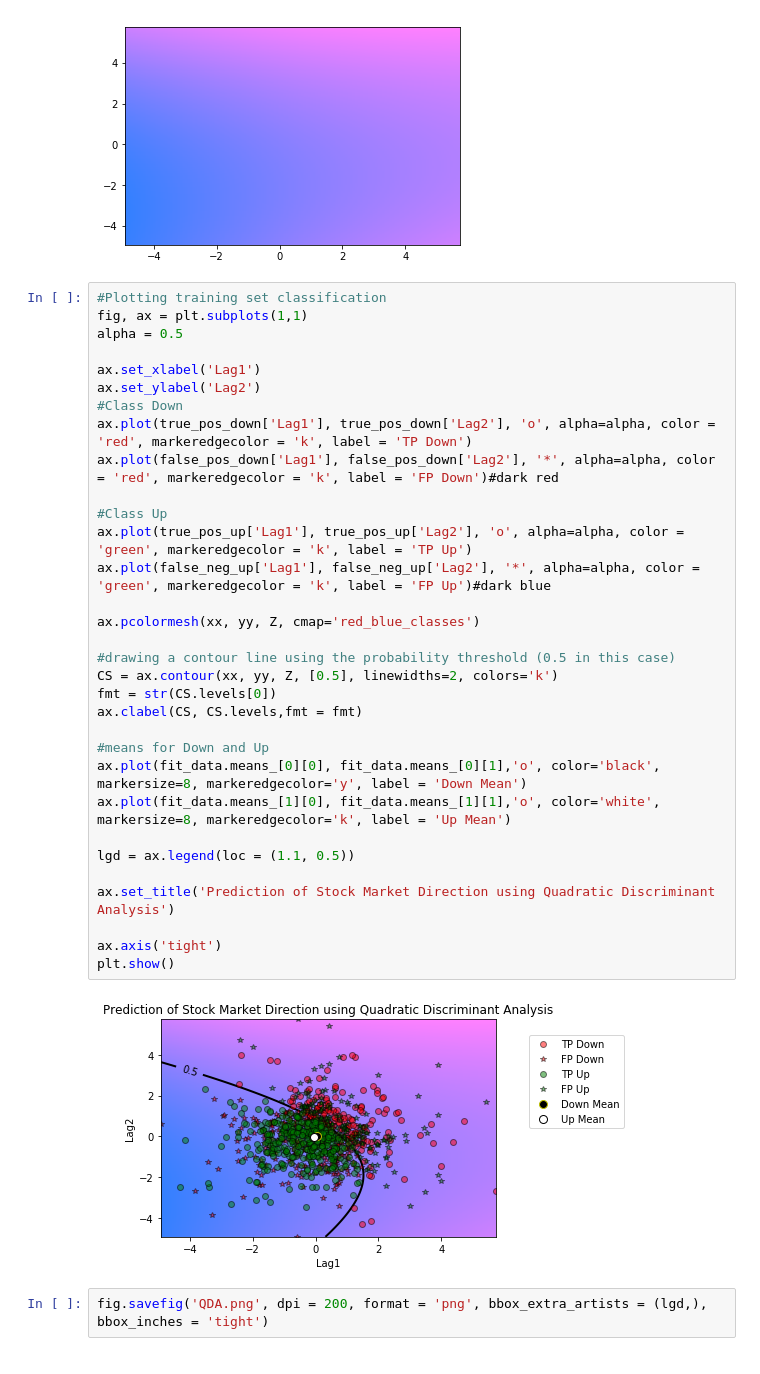
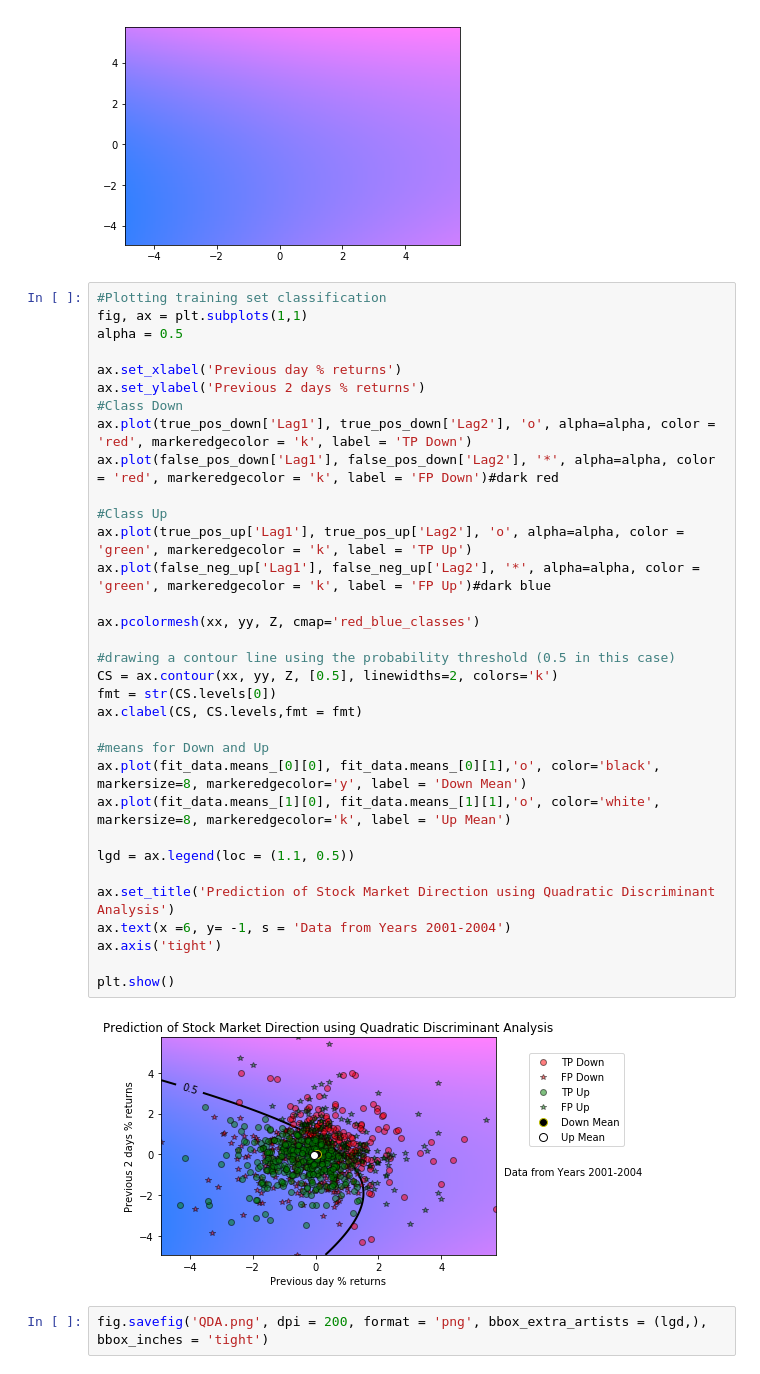
Before and after one commit to sameervk/ISLR_Python, a Jupyter notebook: Classification/Smarket_QDA_Classification.ipynb, the cells around one changed output. Saved outputs shown, nothing was run; the diff lists cells and outputs as text.

Commit message:
Updating the final plot

```diff
--- a/Classification/Smarket_QDA_Classification.ipynb
+++ b/Classification/Smarket_QDA_Classification.ipynb
@@ -584,36 +580,37 @@ plt.pcolormesh(xx, yy, Z, cmap='red_blue_classes')
 # %%
 #Plotting training set classification
 fig, ax = plt.subplots(1,1)
 alpha = 0.5
 
-ax.set_xlabel('Lag1')
-ax.set_ylabel('Lag2')
+ax.set_xlabel('Previous day % returns')
+ax.set_ylabel('Previous 2 days % returns')
 #Class Down
 ax.plot(true_pos_down['Lag1'], true_pos_down['Lag2'], 'o', alpha=alpha, color = 'red', markeredgecolor = 'k', label = 'TP Down')
 ax.plot(false_pos_down['Lag1'], false_pos_down['Lag2'], '*', alpha=alpha, color = 'red', markeredgecolor = 'k', label = 'FP Down')#dark red
 
 #Class Up
 ax.plot(true_pos_up['Lag1'], true_pos_up['Lag2'], 'o', alpha=alpha, color = 'green', markeredgecolor = 'k', label = 'TP Up')
 ax.plot(false_neg_up['Lag1'], false_neg_up['Lag2'], '*', alpha=alpha, color = 'green', markeredgecolor = 'k', label = 'FP Up')#dark blue
 
 ax.pcolormesh(xx, yy, Z, cmap='red_blue_classes')
 
 #drawing a contour line using the probability threshold (0.5 in this case)
 CS = ax.contour(xx, yy, Z, [0.5], linewidths=2, colors='k')
 fmt = str(CS.levels[0])
 ax.clabel(CS, CS.levels,fmt = fmt)
 
 #means for Down and Up
 ax.plot(fit_data.means_[0][0], fit_data.means_[0][1],'o', color='black', markersize=8, markeredgecolor='y', label = 'Down Mean')
 ax.plot(fit_data.means_[1][0], fit_data.means_[1][1],'o', color='white', markersize=8, markeredgecolor='k', label = 'Up Mean')
 
 lgd = ax.legend(loc = (1.1, 0.5))
 
 ax.set_title('Prediction of Stock Market Direction using Quadratic Discriminant Analysis')
+ax.text(x =6, y= -1, s = 'Data from Years 2001-2004')
+ax.axis('tight')
 
-ax.axis('tight')
 plt.show()
 # %% [output]
-[figure, old version]
+[figure, new version]
 # %%
 fig.savefig('QDA.png', dpi = 200, format = 'png', bbox_extra_artists = (lgd,), bbox_inches = 'tight')
```
Also changed, not shown: parts of 1 cell of this notebook.
